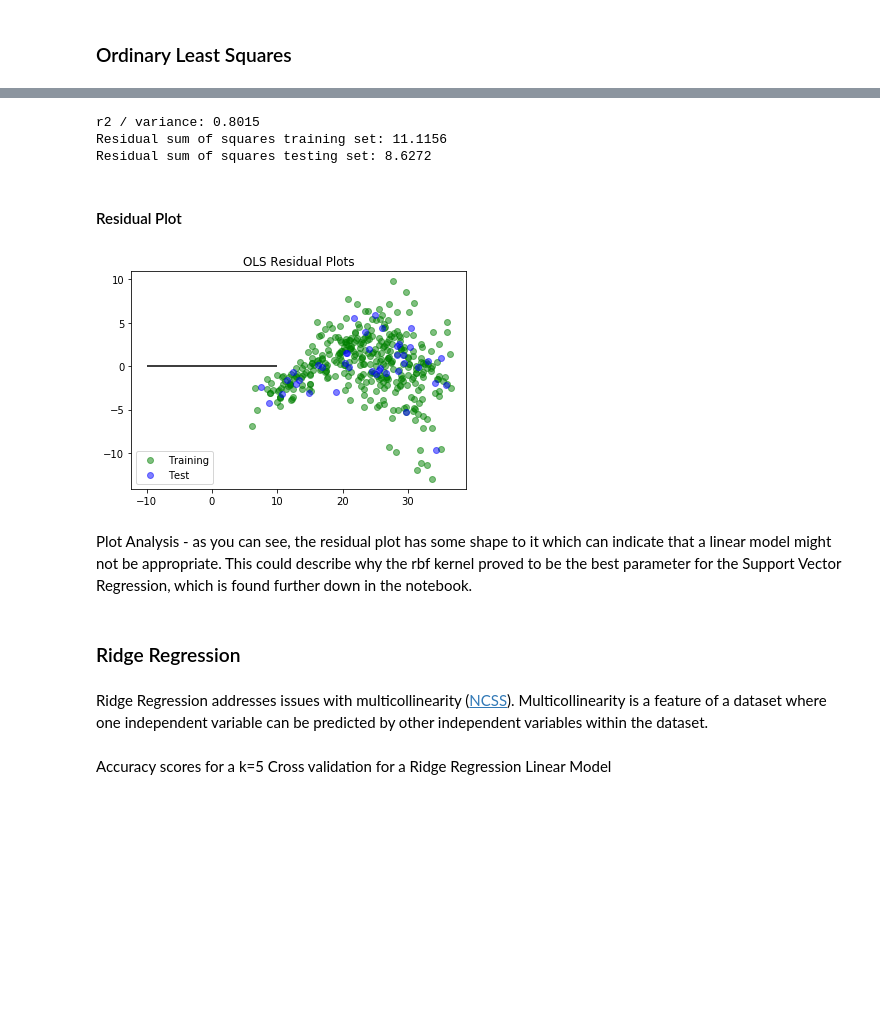
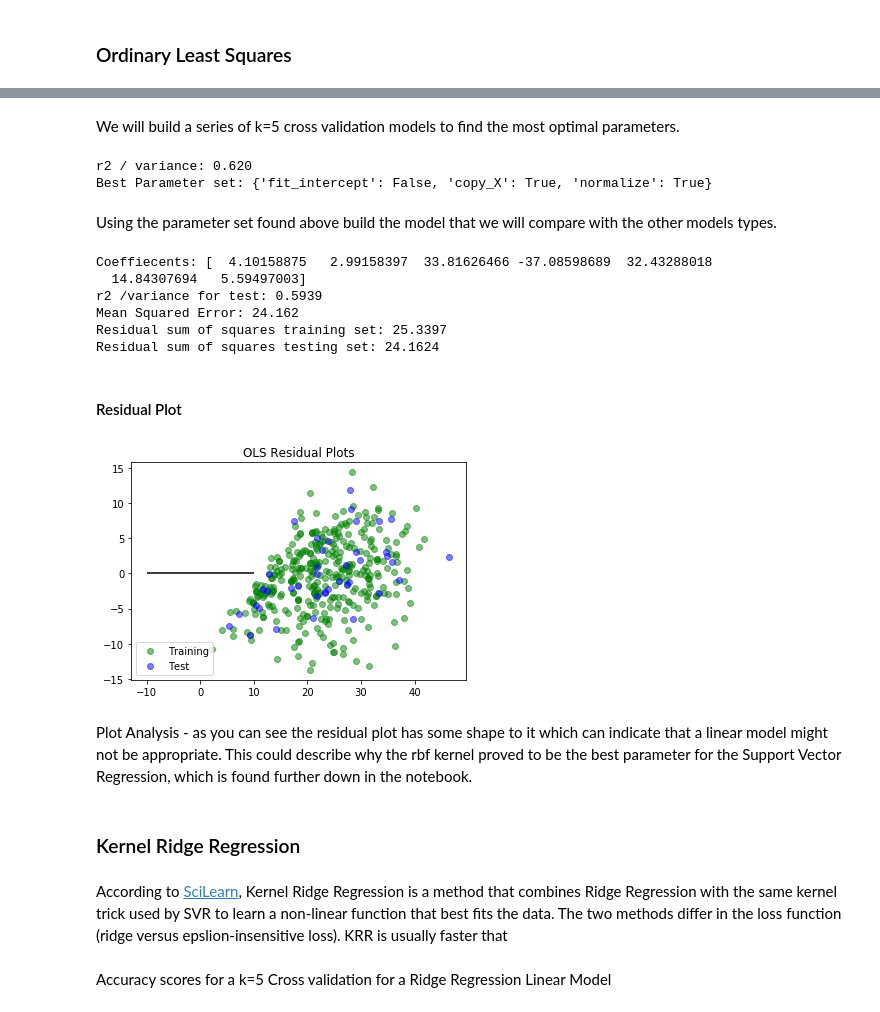
Before and after one commit to jmorrison57/data_mining_auto-mpg, a Jupyter notebook: LinearRegression.ipynb, the cells around one changed output, grey strips where cells are left out. Saved outputs shown, nothing was run; the diff lists cells and outputs as text; code cells hidden in the pictures; blank space fills up the shorter version.

```diff
--- a/LinearRegression.ipynb
+++ b/LinearRegression.ipynb
@@ -102,0 +107,3 @@ data = data.drop(['car_name'], axis=1)
+# %%
+cross_X = data.drop(['mpg'], axis=1)
+cross_y = pd.DataFrame(data, columns=['mpg'])
@@ -164,35 +199,52 @@ Accuracy scores for a k=5 Cross validation for an Ordinary Least Squares Linear
+# %% [markdown]
+We will build a series of k=5 cross validation models to find the most optimal parameters.
+# %%
+model = LinearRegression()
+parameters = {'fit_intercept':[True, False],
+              'normalize':[True, False],
+              'copy_X':[True,False]}
+grid_ols = GridSearchCV(model, parameters, cv=5, scoring="r2", iid=False)
+grid_ols.fit(cross_X, cross_y)
+print ("r2 / variance: {0:.3f}".format(grid_ols.best_score_))
+print ("Best Parameter set: {}".format(grid_ols.best_params_))
+# %% [output]
+r2 / variance: 0.620
+Best Parameter set: {'fit_intercept': False, 'copy_X': True, 'normalize': True}
+# %% [markdown]
+Using the parameter set found above build the model that we will compare with the other models types.
 # %%
-model = LinearRegression()
-parameters = {'fit_intercept':[True, False],
-              'normalize':[True, False],
-              'copy_X':[True,False]}
-ols = GridSearchCV(model, parameters, cv=5, scoring="r2")
-ols.fit(X_train_scaled, y_train)
+ols = LinearRegression(**grid_ols.best_params_)
+ols.fit(X_train_scaled, y_train.values.ravel())
 ols_pred_train = ols.predict(X_train_scaled)
 ols_pred_test = ols.predict(X_test_scaled)
-print ("r2 / variance: {0:.4f}".format(ols.best_score_))
-print ("Residual sum of squares training set: {0:.4f}".format(np.mean((ols_pred_train-y_train)**2)[0]))
-print ("Residual sum of squares testing set: {0:.4f}".format(np.mean((ols_pred_test-y_test)**2)[0]))
+print ("Coeffiecents: {}".format(ols.coef_))
+print ("r2 /variance for test: {0:.4f}".format(r2_score(y_test, ols_pred_test)))
+print ("Mean Squared Error: {:.3f}".format(mean_squared_error(y_test, ols_pred_test)))
+print ("Residual sum of squares training set: {0:.4f}".format(np.mean((ols_pred_train-y_train.values.ravel())**2)))
+print ("Residual sum of squares testing set: {0:.4f}".format(np.mean((ols_pred_test-y_test.values.ravel())**2)))
 # %% [output]
-r2 / variance: 0.8015
-Residual sum of squares training set: 11.1156
-Residual sum of squares testing set: 8.6272
+Coeffiecents: [  4.10158875   2.99158397  33.81626466 -37.08598689  32.43288018
+  14.84307694   5.59497003]
+r2 /variance for test: 0.5939
+Mean Squared Error: 24.162
+Residual sum of squares training set: 25.3397
+Residual sum of squares testing set: 24.1624
 # %% [markdown]
 #### Residual Plot
 # %%
-train = plt.scatter(ols_pred_train,(ols_pred_train-y_train),c='g',alpha=0.5)
-test = plt.scatter(ols_pred_test,(ols_pred_test-y_test),c='b',alpha=0.5)
+train = plt.scatter(ols_pred_train,(ols_pred_train-y_train.values.ravel()),c='g',alpha=0.5)
+test = plt.scatter(ols_pred_test,(ols_pred_test-y_test.values.ravel()),c='b',alpha=0.5)
 plt.hlines(y=0, xmin=-10,xmax=10)
 plt.legend((train,test),('Training','Test'),loc='lower left')
 plt.title('OLS Residual Plots')
 plt.show()
 # %% [output]
-[figure, old version]
+[figure, new version]
 # %% [markdown]
-Plot Analysis - as you can see, the residual plot has some shape to it which can indicate that a linear model might not be appropriate. This could describe why the rbf kernel proved to be the best parameter for the Support Vector Regression, which is found further down in the notebook.
+Plot Analysis - as you can see the residual plot has some shape to it which can indicate that a linear model might not be appropriate. This could describe why the rbf kernel proved to be the best parameter for the Support Vector Regression, which is found further down in the notebook.
 # %% [markdown]
-### Ridge Regression
+### Kernel Ridge Regression
-# %% [markdown]
-Ridge Regression addresses issues with multicollinearity ([NCSS](https://ncss-wpengine.netdna-ssl.com/wp-content/themes/ncss/pdf/Procedures/NCSS/Ridge_Regression.pdf)). Multicollinearity is a feature of a dataset where one independent variable can be predicted by other independent variables within the dataset.
+# %% [markdown]
+According to [SciLearn](https://scikit-learn.org/stable/modules/kernel_ridge.html#kernel-ridge-regression), Kernel Ridge Regression is a method that combines Ridge Regression with the same kernel trick used by SVR to learn a non-linear function that best fits the data. The two methods differ in the loss function (ridge versus epslion-insensitive loss). KRR is usually faster that
 # %% [markdown]
 Accuracy scores for a k=5 Cross validation for a Ridge Regression Linear Model
```
Also changed, not shown: parts of 34 cells of this notebook.
